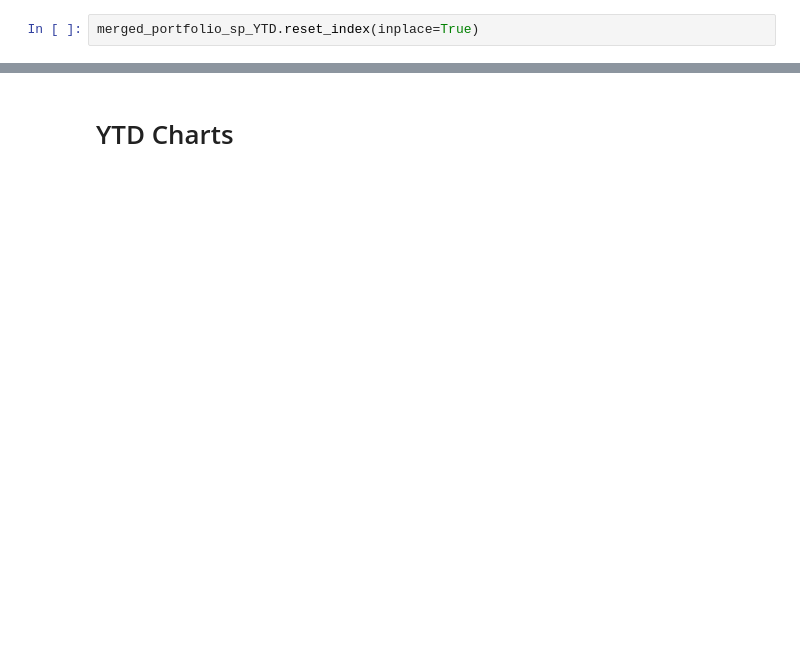
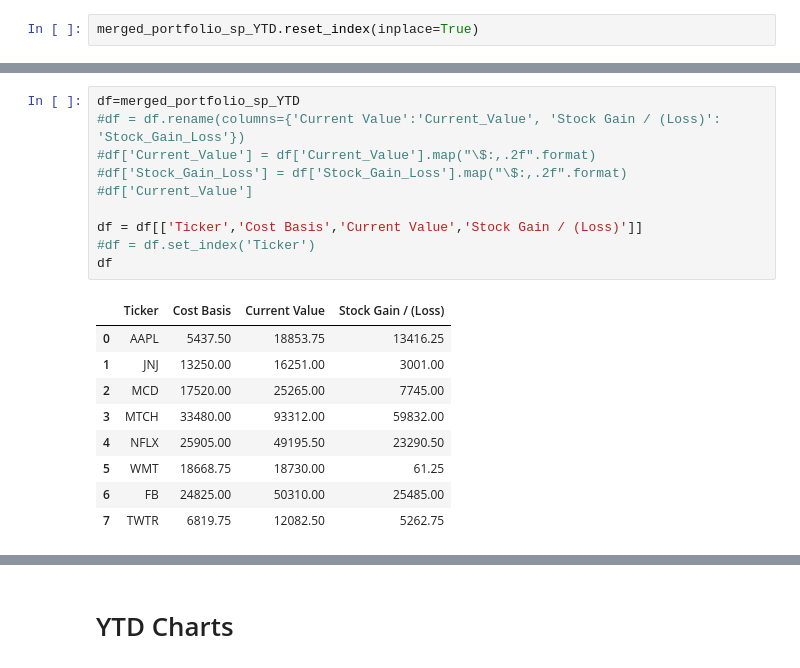
Before and after one commit to sumeetvaidya/bootcamp-project-1, a Jupyter notebook: PortfolioAnalysis.ipynb, the cells around one changed output, grey strips where cells are left out. Saved outputs shown, nothing was run; the diff lists cells and outputs as text; blank space fills up the shorter version.

```diff
--- a/PortfolioAnalysis.ipynb
+++ b/PortfolioAnalysis.ipynb
@@ -736,0 +775,20 @@ merged_portfolio_sp_YTD.reset_index(inplace=True)
+# %%
+df=merged_portfolio_sp_YTD
+#df = df.rename(columns={'Current Value':'Current_Value', 'Stock Gain / (Loss)': 'Stock_Gain_Loss'})
+#df['Current_Value'] = df['Current_Value'].map("\$:,.2f".format)
+#df['Stock_Gain_Loss'] = df['Stock_Gain_Loss'].map("\$:,.2f".format)
+#df['Current_Value']
+
+df = df[['Ticker','Cost Basis','Current Value','Stock Gain / (Loss)']]
+#df = df.set_index('Ticker')
+df
+# %% [output]
+|  | Ticker | Cost Basis | Current Value | Stock Gain / (Loss) |
+| 0 | AAPL | 5437.50 | 18853.75 | 13416.25 |
+| 1 | JNJ | 13250.00 | 16251.00 | 3001.00 |
+| 2 | MCD | 17520.00 | 25265.00 | 7745.00 |
+| 3 | MTCH | 33480.00 | 93312.00 | 59832.00 |
+| 4 | NFLX | 25905.00 | 49195.50 | 23290.50 |
+| 5 | WMT | 18668.75 | 18730.00 | 61.25 |
+| 6 | FB | 24825.00 | 50310.00 | 25485.00 |
+| 7 | TWTR | 6819.75 | 12082.50 | 5262.75 |
```
Also changed, not shown: parts of 52 cells of this notebook.
